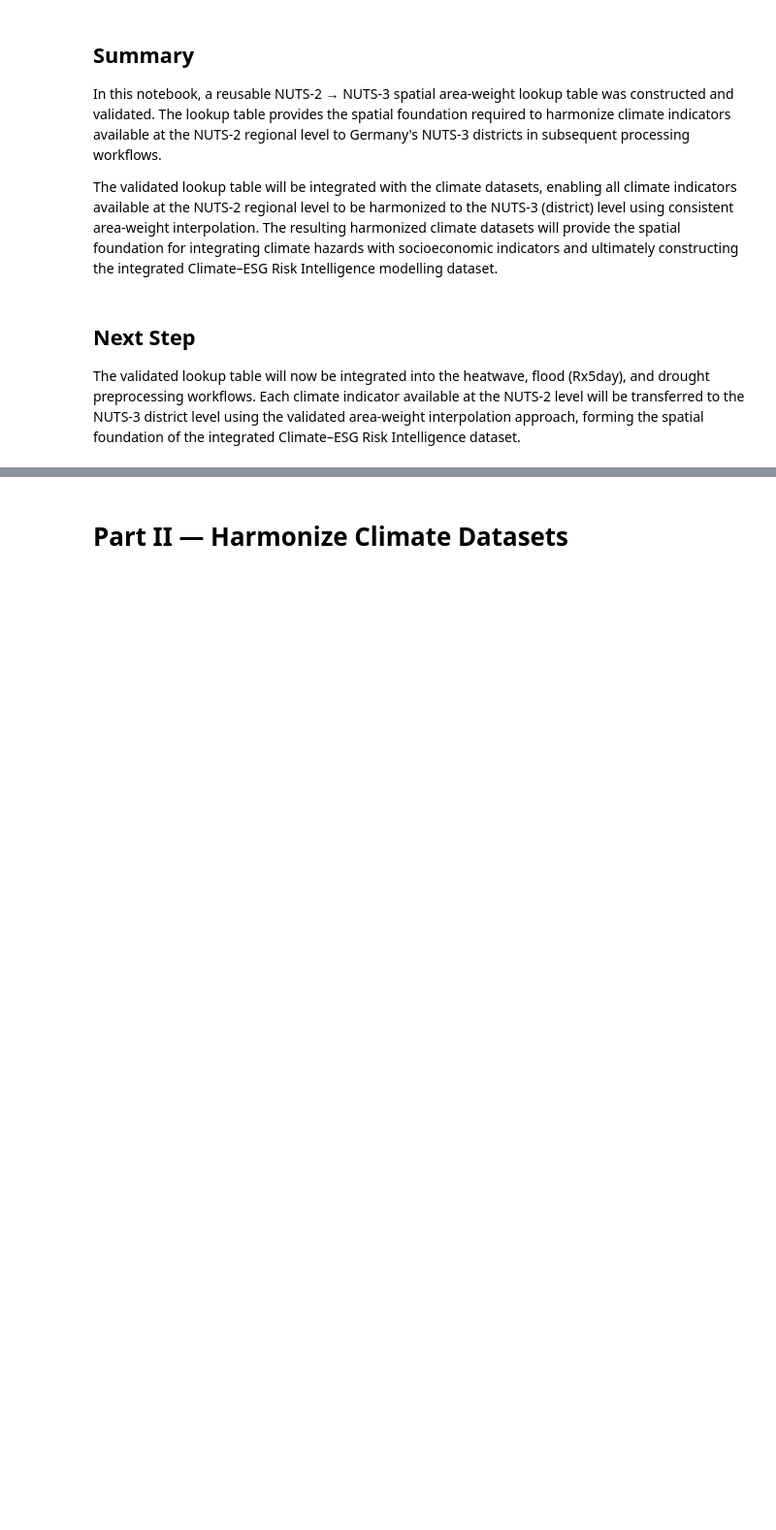
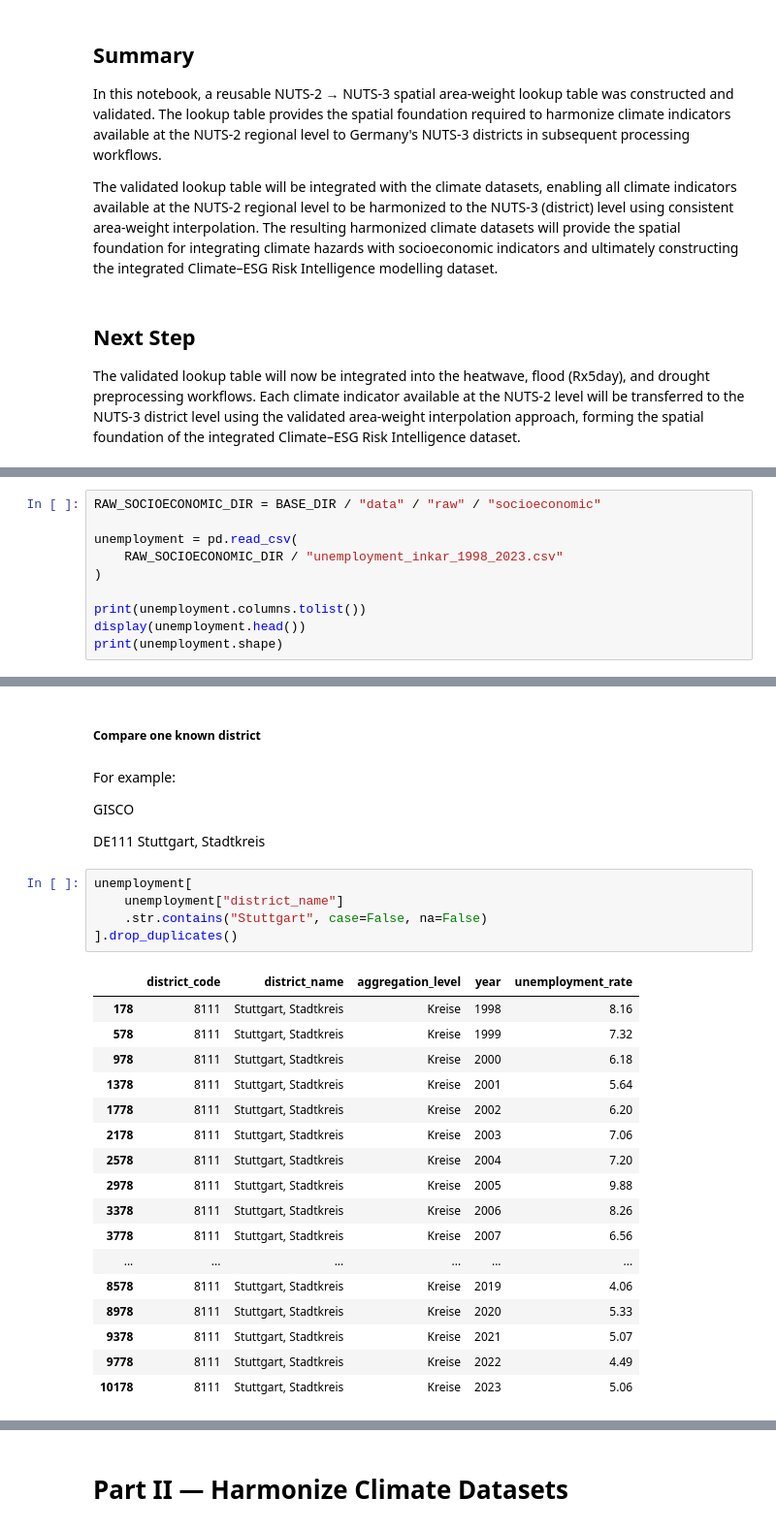
Before and after one commit to purityrima/climate-esg-risk-intelligence-germany, a Jupyter notebook: notebooks/08_climate_dataset_harmonization_nuts2_to_nuts3-kreise.ipynb, the cells around one changed output, grey strips where cells are left out. Shown at 97% size. Cells and saved outputs as stored; diff of their text form; blank space fills up the shorter version.

Commit message:
Validate GISCO-INKAR integration and spatial lookup

```diff
--- a/notebooks/08_climate_dataset_harmonization_nuts2_to_nuts3-kreise.ipynb
+++ b/notebooks/08_climate_dataset_harmonization_nuts2_to_nuts3-kreise.ipynb
@@ -422,0 +481,10 @@ The validated lookup table will now be integrated into the heatwave, flood (Rx5d
+# %%
+RAW_SOCIOECONOMIC_DIR = BASE_DIR / "data" / "raw" / "socioeconomic"
+
+unemployment = pd.read_csv(
+    RAW_SOCIOECONOMIC_DIR / "unemployment_inkar_1998_2023.csv"
+)
+
+print(unemployment.columns.tolist())
+display(unemployment.head())
+print(unemployment.shape)
@@ -422,0 +599,32 @@ The validated lookup table will now be integrated into the heatwave, flood (Rx5d
+# %% [markdown]
+##### Compare one known district
+# %% [markdown]
+For example:
+
+GISCO
+
+DE111
+Stuttgart, Stadtkreis
+# %%
+unemployment[
+    unemployment["district_name"]
+    .str.contains("Stuttgart", case=False, na=False)
+].drop_duplicates()
+# %% [output]
+|  | district_code | district_name | aggregation_level | year | unemployment_rate |
+| 178 | 8111 | Stuttgart, Stadtkreis | Kreise | 1998 | 8.16 |
+| 578 | 8111 | Stuttgart, Stadtkreis | Kreise | 1999 | 7.32 |
+| 978 | 8111 | Stuttgart, Stadtkreis | Kreise | 2000 | 6.18 |
+| 1378 | 8111 | Stuttgart, Stadtkreis | Kreise | 2001 | 5.64 |
+| 1778 | 8111 | Stuttgart, Stadtkreis | Kreise | 2002 | 6.20 |
+| 2178 | 8111 | Stuttgart, Stadtkreis | Kreise | 2003 | 7.06 |
+| 2578 | 8111 | Stuttgart, Stadtkreis | Kreise | 2004 | 7.20 |
+| 2978 | 8111 | Stuttgart, Stadtkreis | Kreise | 2005 | 9.88 |
+| 3378 | 8111 | Stuttgart, Stadtkreis | Kreise | 2006 | 8.26 |
+| 3778 | 8111 | Stuttgart, Stadtkreis | Kreise | 2007 | 6.56 |
+| ... | ... | ... | ... | ... | ... |
+| 8578 | 8111 | Stuttgart, Stadtkreis | Kreise | 2019 | 4.06 |
+| 8978 | 8111 | Stuttgart, Stadtkreis | Kreise | 2020 | 5.33 |
+| 9378 | 8111 | Stuttgart, Stadtkreis | Kreise | 2021 | 5.07 |
+| 9778 | 8111 | Stuttgart, Stadtkreis | Kreise | 2022 | 4.49 |
+| 10178 | 8111 | Stuttgart, Stadtkreis | Kreise | 2023 | 5.06 |
```
Also changed, not shown: parts of 17 cells of this notebook.
